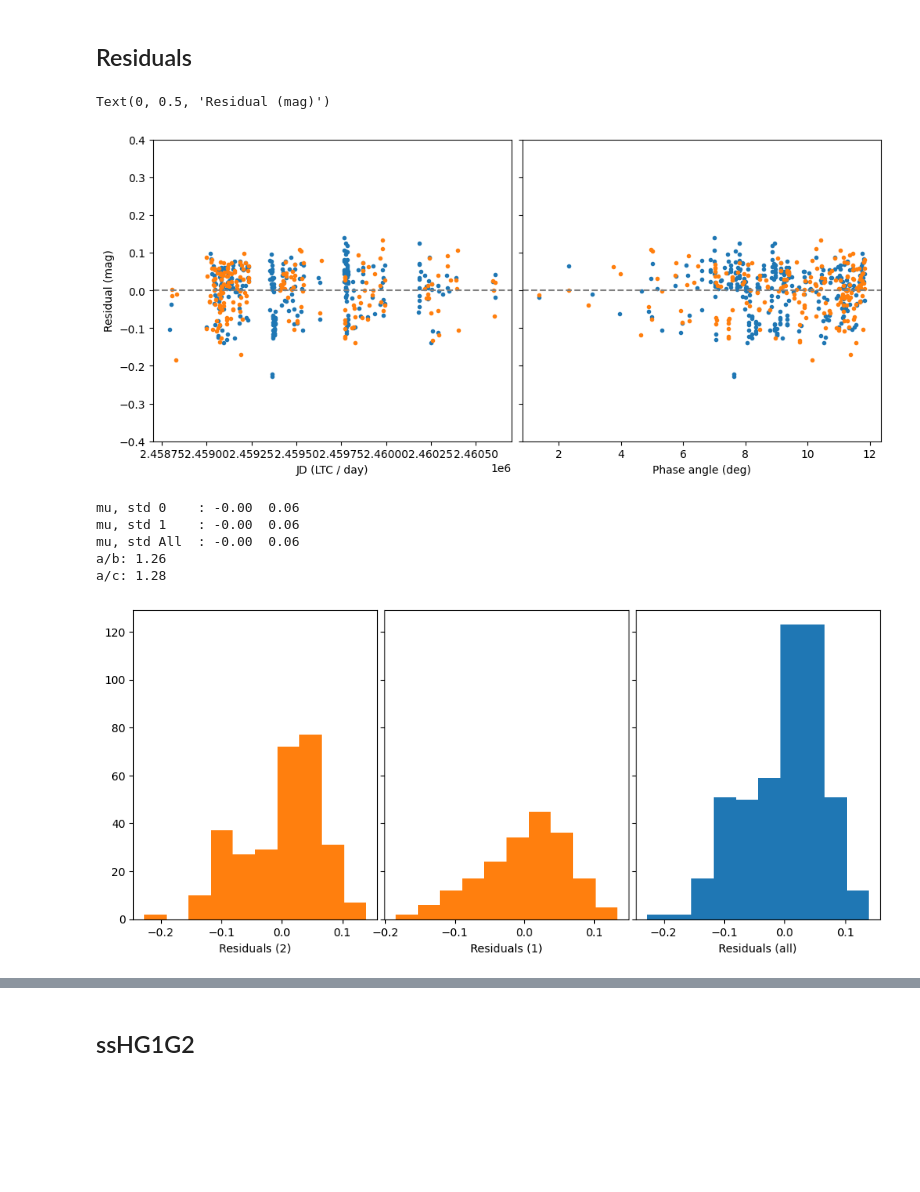
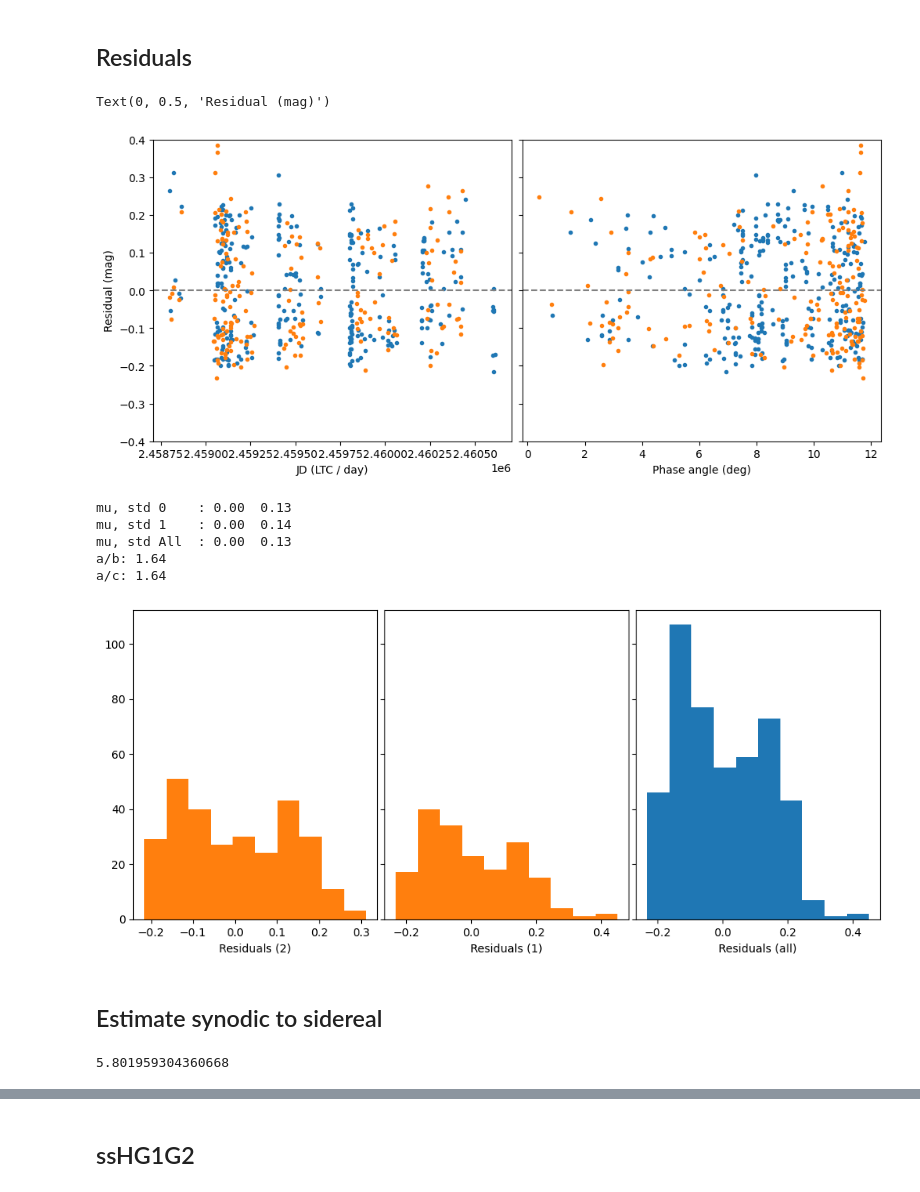
Before and after one commit to astrolabsoftware/fink-spins, a Jupyter notebook: notebooks/periods/z_test_sidereal.ipynb, the cells around one changed output, grey strips where cells are left out. Cells and saved outputs as stored; diff of their text form; code cells hidden in the pictures; blank space fills up the shorter version.

```diff
--- a/notebooks/periods/z_test_sidereal.ipynb
+++ b/notebooks/periods/z_test_sidereal.ipynb
@@ -860,19 +861,19 @@ bft = rocks.load_bft(columns=cols)
 # %% [markdown]
 ## Period estimation
 # %%
-# ssnamenr = 5209 # lotta obs, high RMS sHG1G2
-# ssnamenr = 1437 # lotta obs, high RMS sHG1G2
-# ssnamenr = 4209 # lotta obs, high RMS sHG1G2
-# ssnamenr = 91065  # limited obs, high RMS sHG1G2
+ssnamenr = 5209 # lotta obs, high RMS sHG1G2 - not ok P=11.6039, ok P=11.6027 Psid DAMIT! - sensitivity to p0
+# ssnamenr = 1437 # lotta obs, high RMS sHG1G2 - nickel
+# ssnamenr = 4209 # lotta obs, high RMS sHG1G2 - not ok P=sHGG+LS, ok P=12.2527 DAMIT - sensitivity to p0
+# ssnamenr = 91065  # limited obs, high RMS sHG1G2 -- fail
 
-# ssnamenr = 3753 # NEA with rotation period unknown -- fail
+# ssnamenr = 3753  # NEA with rotation period unknown -- fail
 # ssnamenr = 105140 # NEA with lotta obs
 
 # ssnamenr = 265 # Phocaea
 # ssnamenr = 136108  # KBO = fixed = Haumea
-ssnamenr = 186153  # High frequency observation
-ssnamenr = 223 # Example article
-ssnamenr = 9799  # JTO lotta obs
+# ssnamenr = 186153  # High frequency observation
+# ssnamenr = 223 # Example article
+# ssnamenr = 9799  # JTO lotta obs
 
 # ssnamenr = 624 # to check p_sidereal vs damit
 # ssnamenr = 2329 # Spock!  -- fails
@@ -887,7 +888,6 @@ ssnamenr = 9799  # JTO lotta obs
 # ssnamenr = 8153 # Gattacecca
 
 
-
 name, num = rocks.identify(ssnamenr)
 # %%
 flavor = "SHG1G2"
@@ -955,30 +951,40 @@ ax[1].set_xlabel("Phase angle (deg)")
 ax[0].set_ylabel("Residual (mag)")
 # %% [output]
 Text(0, 0.5, 'Residual (mag)')
-[figure, old version]
+[figure, new version]
 # %%
 fig, ax = plt.subplots(1, 3, figsize=(12, 5), sharey=True, gridspec_kw={"wspace": 0.03})
 
-for i,filtnum in enumerate(pdf["i:fid"].unique()):
+for i, filtnum in enumerate(pdf["i:fid"].unique()):
     cond = pdf["i:fid"] == filtnum
-    ax[i].hist(pdf["residuals"][cond], )
-    ax[i].hist(pdf["residuals"][cond], )
+    ax[i].hist(
+        pdf["residuals"][cond],
+    )
+    ax[i].hist(
+        pdf["residuals"][cond],
+    )
     ax[i].set_xlabel(f"Residuals ({filtnum})")
-    print( f'mu, std {i}    : {np.mean(pdf["residuals"][cond]):.2f}  {np.std(pdf["residuals"][cond]):.2f}' )
+    print(
+        f'mu, std {i}    : {np.mean(pdf["residuals"][cond]):.2f}  {np.std(pdf["residuals"][cond]):.2f}'
+    )
 
-ax[2].hist(pdf["residuals"], )
+ax[2].hist(
+    pdf["residuals"],
+)
 ax[2].set_xlabel(f"Residuals (all)")
 
 
-print( f'mu, std All  : {np.mean(pdf["residuals"]):.2f}  {np.std(pdf["residuals"]):.2f}' )
+print(f'mu, std All  : {np.mean(pdf["residuals"]):.2f}  {np.std(pdf["residuals"]):.2f}')
 
-a_b, a_c = estimate_axes_ratio( pdf['residuals'], fit_shg1g2["R"])
-print( f'a/b: {a_b:.2f}' )
-print( f'a/c: {a_c:.2f}' )
+a_b, a_c = estimate_axes_ratio(pdf["residuals"], fit_shg1g2["R"])
+print(f"a/b: {a_b:.2f}")
+print(f"a/c: {a_c:.2f}")
 # %% [output]
-mu, std 0    : -0.00  0.06
-mu, std 1    : -0.00  0.06
-mu, std All  : -0.00  0.06
-a/b: 1.26
-a/c: 1.28
+mu, std 0    : 0.00  0.13
+mu, std 1    : 0.00  0.14
+mu, std All  : 0.00  0.13
+a/b: 1.64
+a/c: 1.64
-[figure, old version]
+[figure, new version]
+# %% [markdown]
+## Estimate synodic to sidereal
@@ -984,0 +1002,4 @@ a/c: 1.28
+# %%
+period
+# %% [output]
+5.801959304360668
```
Also changed, not shown: parts of 17 cells of this notebook.
